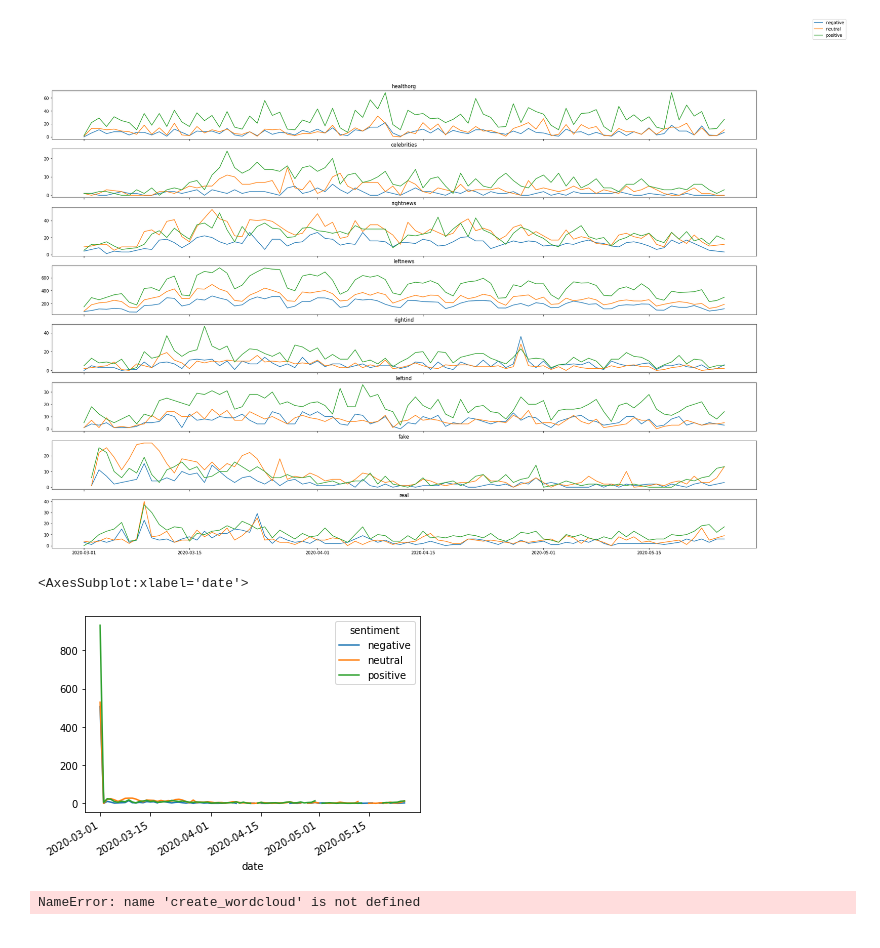
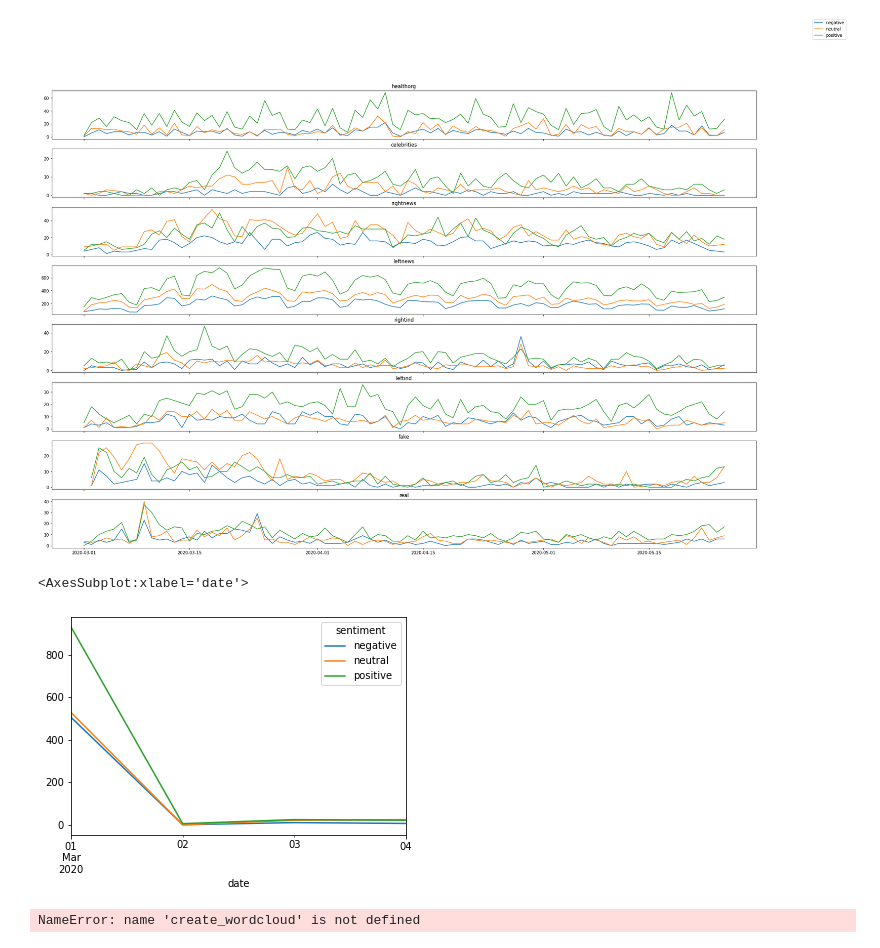
Before and after one commit to jennifertramsu/bdc2021, a Jupyter notebook: sentiment.ipynb, the cells around one changed output. Drawn from its saved outputs; the diff is of its cells as text; code cells hidden in the pictures.

```diff
--- a/sentiment.ipynb
+++ b/sentiment.ipynb
@@ -88,11 +91,11 @@ fig.legend(files[0].groupby("date").sentiment.value_counts().unstack(level=1))
 <matplotlib.legend.Legend at 0x...>
 [figure]
 # %%
-test = fake[fake.date > datetime.datetime(2020,3,1)]
-fake.groupby('date').sentiment.value_counts().unstack(level=1).plot()
+test = fake[fake.date < datetime.datetime(2020,3,5)]
+test.groupby('date').sentiment.value_counts().unstack(level=1).plot()
 # %% [output]
 <AxesSubplot:xlabel='date'>
-[figure, old version]
+[figure, new version]
 # %%
 # word clouds
 
```
Also changed, not shown: parts of 1 cell of this notebook, 1 other file.
